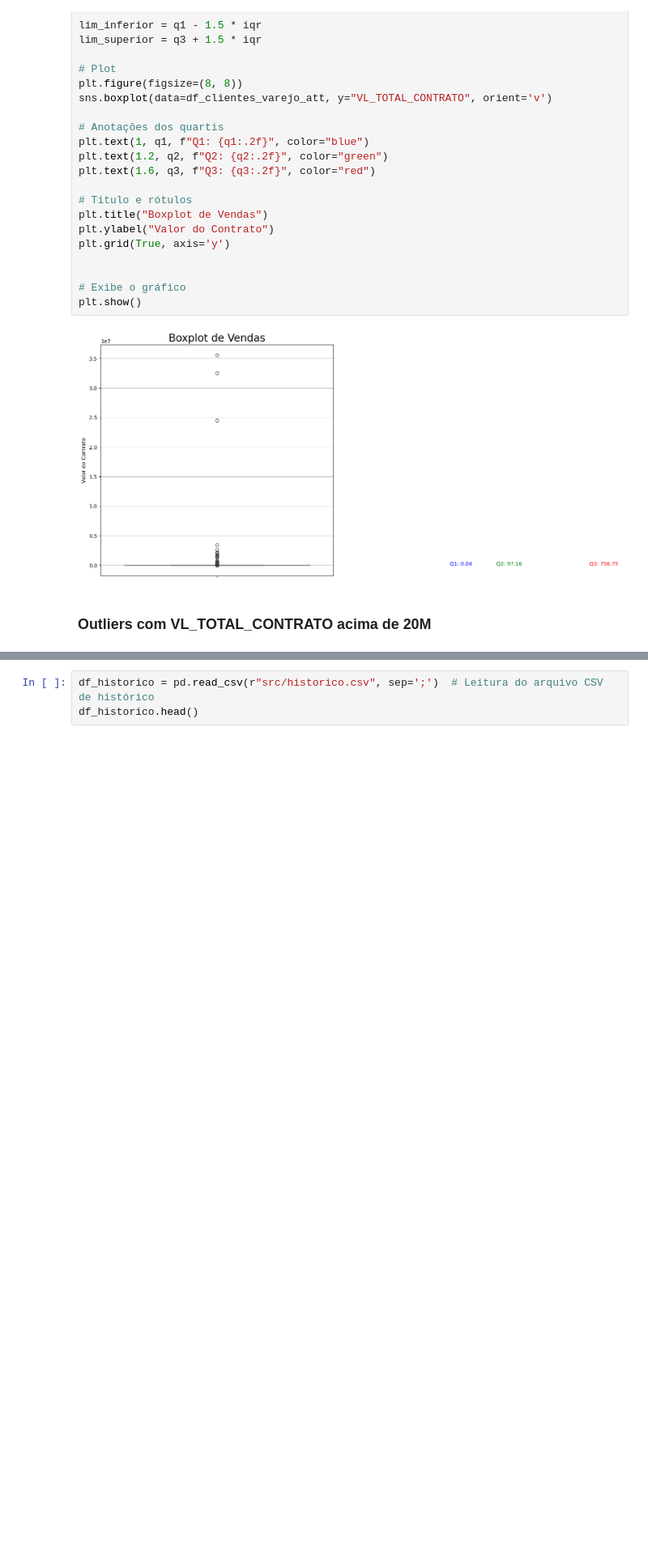
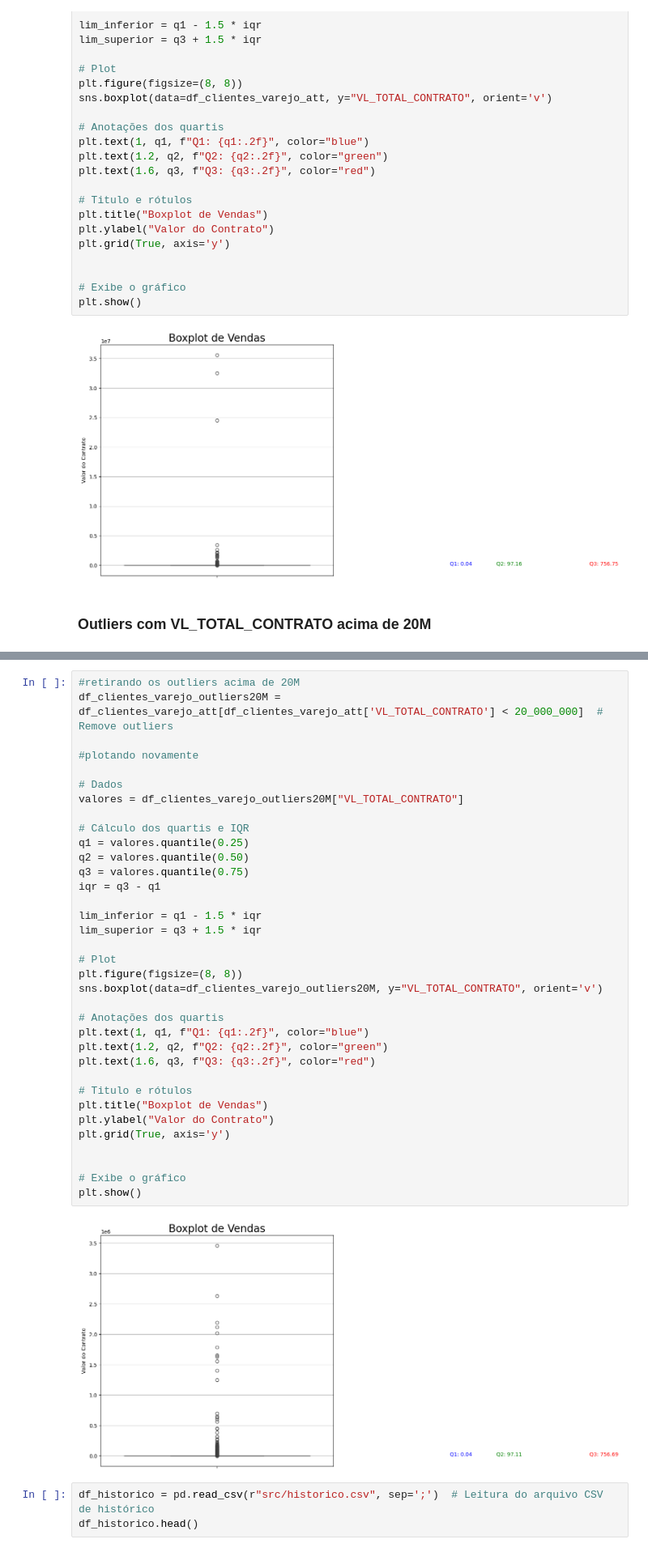
Before and after one commit to bonett1/E-Commerce-Analysis, a Jupyter notebook: totvs_notebook.ipynb, the cells around one changed output, grey strips where cells are left out. Shown at 81% size. Saved outputs shown, nothing was run; the diff lists cells and outputs as text; blank space fills up the shorter version.

Commit message:
Outliers2

```diff
--- a/totvs_notebook.ipynb
+++ b/totvs_notebook.ipynb
@@ -246,6 +246,43 @@ df_clientes_varejo_att[df_clientes_varejo_att['VL_TOTAL_CONTRATO'] > 20_000_000]
 | 4119 | T23296 | CDU FULL TOTVS TRAD | CDU TOTVS SERIE T | SALVADOR | Servicos auxiliares … educacao | SERVICOS | PUBLICO | Faixa 08 - De 150 M ate 300 M | ... |
 | 6763 | T55493 | AP.DN04.CsU | CDU TOTVS SERIE T | APARECIDA | Atividades de organizacoes religi... | SERVICOS | PROVEDOR SERVICOS | Sem Informações de Faturamento | ... |
 | 18669 | T07651 | FO.RN04.CsU | CDU TOTVS SERIE T | NITEROI | Transporte rodoviario coletivo de... | SERVICOS | VIAGENS | Sem Informações de Faturamento | ... |
+# %%
+#retirando os outliers acima de 20M
+df_clientes_varejo_outliers20M = df_clientes_varejo_att[df_clientes_varejo_att['VL_TOTAL_CONTRATO'] < 20_000_000]  # Remove outliers
+
+#plotando novamente
+
+# Dados
+valores = df_clientes_varejo_outliers20M["VL_TOTAL_CONTRATO"]
+
+# Cálculo dos quartis e IQR
+q1 = valores.quantile(0.25)
+q2 = valores.quantile(0.50)
+q3 = valores.quantile(0.75)
+iqr = q3 - q1
+
+lim_inferior = q1 - 1.5 * iqr
+lim_superior = q3 + 1.5 * iqr
+
+# Plot
+plt.figure(figsize=(8, 8))
+sns.boxplot(data=df_clientes_varejo_outliers20M, y="VL_TOTAL_CONTRATO", orient='v')
+
+# Anotações dos quartis
+plt.text(1, q1, f"Q1: {q1:.2f}", color="blue")
+plt.text(1.2, q2, f"Q2: {q2:.2f}", color="green")
+plt.text(1.6, q3, f"Q3: {q3:.2f}", color="red")
+
+# Titulo e rótulos
+plt.title("Boxplot de Vendas")
+plt.ylabel("Valor do Contrato")
+plt.grid(True, axis='y')
+
+
+# Exibe o gráfico
+plt.show()
+# %% [output]
+[figure, added]
 # %%
 df_historico = pd.read_csv(r"src/historico.csv", sep=';')  # Leitura do arquivo CSV de histórico
 df_historico.head()
```
